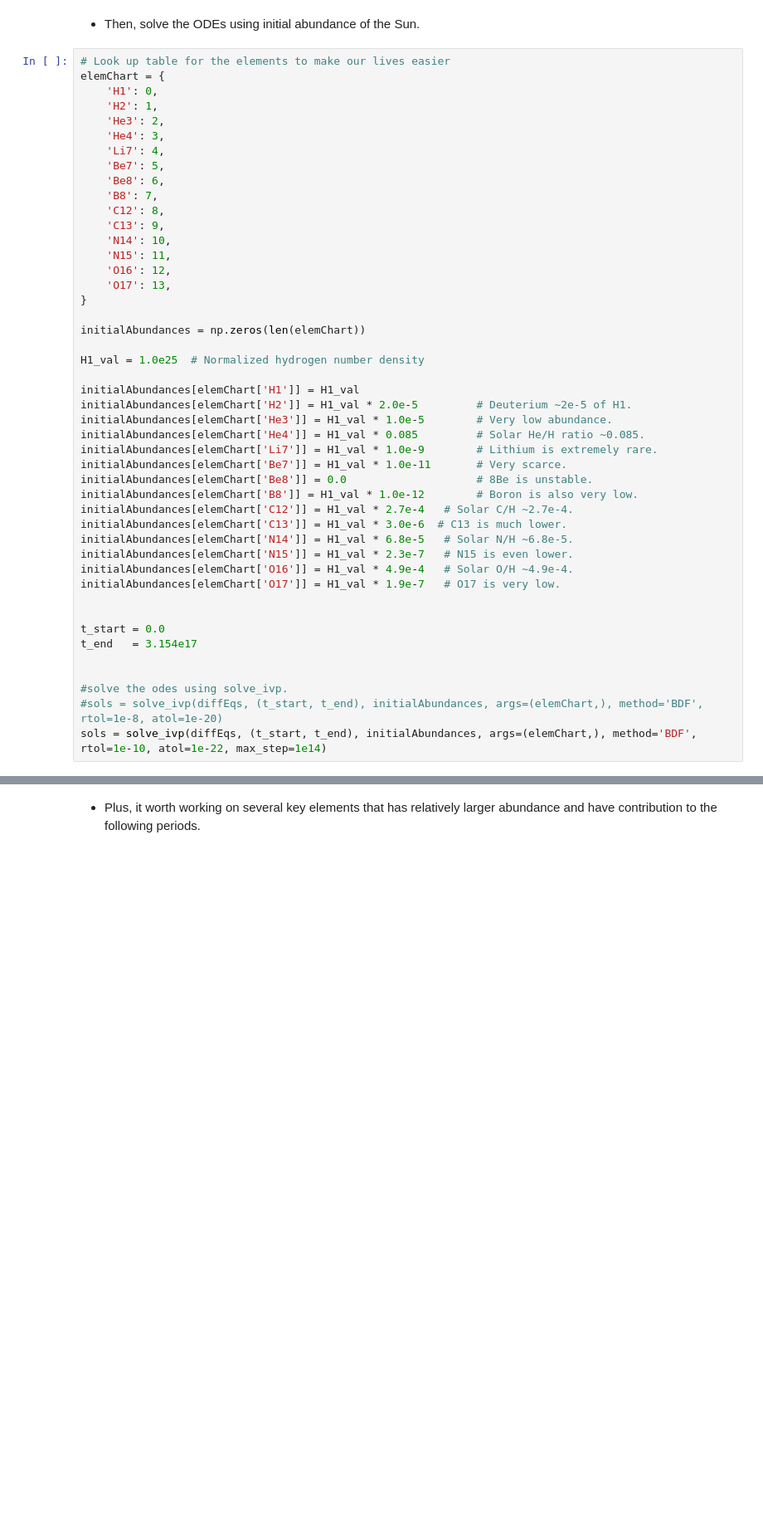
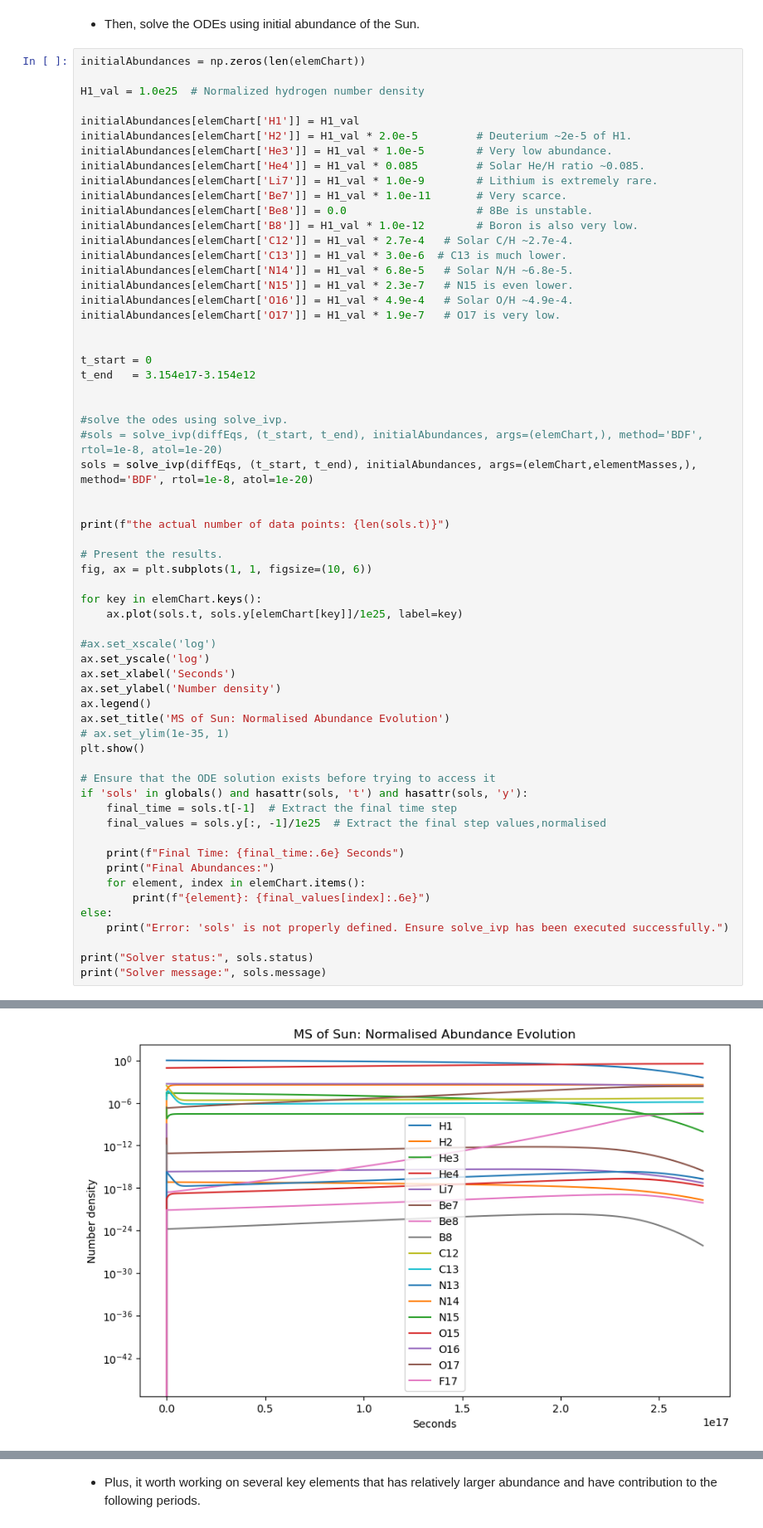
Before and after one commit to PranavHN/PHAS0052-Physics_Group_Project, a Jupyter notebook: Code/Jacob code.ipynb, the cells around one changed output, grey strips where cells are left out. Shown: that part at 83% size. Saved outputs shown, nothing was run; the diff lists cells and outputs as text; blank space fills up the shorter version.

```diff
--- a/Code/Jacob code.ipynb
+++ b/Code/Jacob code.ipynb
@@ -434,24 +753,6 @@ def diffEqs(t, elements, elemChart):
 # %% [markdown]
 - Then, solve the ODEs using initial abundance of the Sun.
 # %%
-# Look up table for the elements to make our lives easier
-elemChart = {
-    'H1': 0,
-    'H2': 1,
-    'He3': 2,
-    'He4': 3,
-    'Li7': 4,
-    'Be7': 5,
-    'Be8': 6,
-    'B8': 7,
-    'C12': 8,
-    'C13': 9,
-    'N14': 10,
-    'N15': 11,
-    'O16': 12,
-    'O17': 13,
-}
-
 initialAbundances = np.zeros(len(elemChart))
 
 H1_val = 1.0e25  # Normalized hydrogen number density
@@ -472,10 +773,44 @@ initialAbundances[elemChart['O16']] = H1_val * 4.9e-4   # Solar O/H ~4.9e-4.
 initialAbundances[elemChart['O17']] = H1_val * 1.9e-7   # O17 is very low.
 
 
-t_start = 0.0
-t_end   = 3.154e17
+t_start = 0
+t_end   = 3.154e17-3.154e12
 
 
 #solve the odes using solve_ivp.
 #sols = solve_ivp(diffEqs, (t_start, t_end), initialAbundances, args=(elemChart,), method='BDF', rtol=1e-8, atol=1e-20)
-sols = solve_ivp(diffEqs, (t_start, t_end), initialAbundances, args=(elemChart,), method='BDF', rtol=1e-10, atol=1e-22, max_step=1e14)
+sols = solve_ivp(diffEqs, (t_start, t_end), initialAbundances, args=(elemChart,elementMasses,), method='BDF', rtol=1e-8, atol=1e-20)
+
+
+print(f"the actual number of data points: {len(sols.t)}")
+
+# Present the results.
+fig, ax = plt.subplots(1, 1, figsize=(10, 6))
+
+for key in elemChart.keys():
+    ax.plot(sols.t, sols.y[elemChart[key]]/1e25, label=key)
+
+#ax.set_xscale('log')
+ax.set_yscale('log')
+ax.set_xlabel('Seconds')
+ax.set_ylabel('Number density')
+ax.legend()
+ax.set_title('MS of Sun: Normalised Abundance Evolution')
+# ax.set_ylim(1e-35, 1)
+plt.show()
+
+# Ensure that the ODE solution exists before trying to access it
+if 'sols' in globals() and hasattr(sols, 't') and hasattr(sols, 'y'):
+    final_time = sols.t[-1]  # Extract the final time step
+    final_values = sols.y[:, -1]/1e25  # Extract the final step values,normalised
+
+    print(f"Final Time: {final_time:.6e} Seconds")
+    print("Final Abundances:")
+    for element, index in elemChart.items():
+        print(f"{element}: {final_values[index]:.6e}")
+else:
+    print("Error: 'sols' is not properly defined. Ensure solve_ivp has been executed successfully.")
+
+print("Solver status:", sols.status)
+print("Solver message:", sols.message)
+# %% [output]
@@ -481,0 +818 @@ sols = solve_ivp(diffEqs, (t_start, t_end), initialAbundances, args=(elemChart,)
+[figure, added]
```
Also changed, not shown: parts of 36 cells of this notebook, 3 other files.
